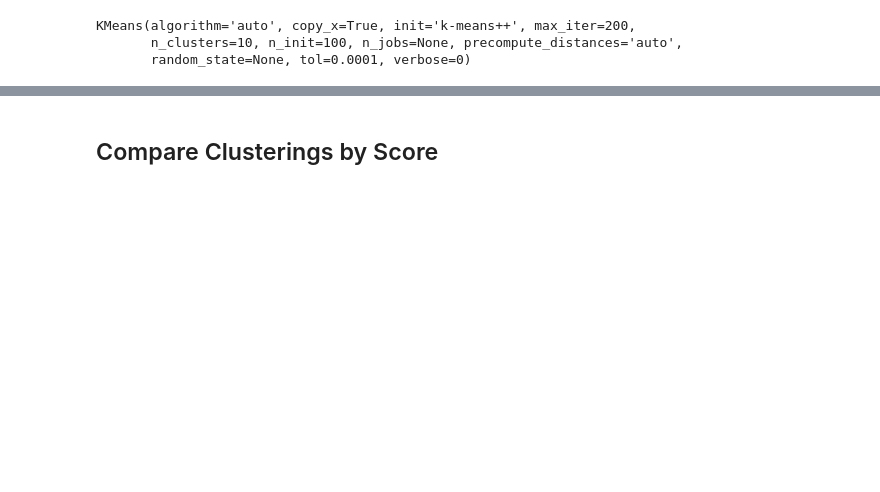
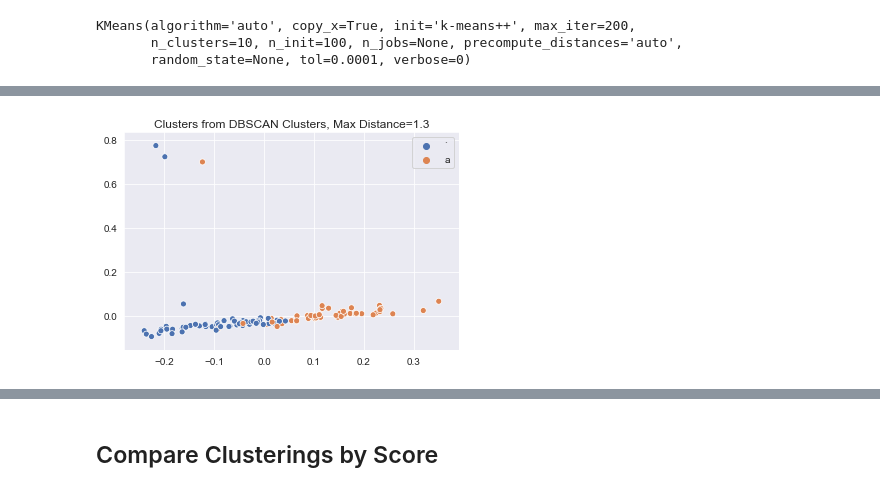
Before and after one commit to chrisoyer/unsupervised_learning-scifi_stories, a Jupyter notebook: scifi_stories.ipynb, the cells around one changed output, grey strips where cells are left out. Cells and saved outputs as stored; diff of their text form; code cells hidden in the pictures; blank space fills up the shorter version.

```diff
--- a/scifi_stories.ipynb
+++ b/scifi_stories.ipynb
@@ -134,6 +184,9 @@ stories_df.head()
 | 2 | Painless | Rich Larson | A man who can’t feel pain has bee... | [man, can, ’, t, feel, pain, bioe... |
 | 3 | Mama Bruise | Jonathan Carroll | A couple is concerned when their ... | [couple, concerned, dog, behaves,... |
 | 4 | The Mongolian Wizard Stories,Murd... | Michael Swanwick | A brand new story in the Mongolia... | [brand, new, story, mongolian, wi... |
+# %%
+#Create bigrams feature
+stories_df["bgrams"] = stories_df.tokenized_words.apply(lambda x: list(bigrams(x)))
 # %%
 # term frequency-inverse document frequncy
 vectorizer = TfidfVectorizer(stop_words='english')
@@ -140,0 +193,2 @@ X_tfidf = vectorizer.fit_transform(stories_df.tokenized_words.apply(lambda x: "
+# %%
+vectorizer.fit_transform(stories_df.bgrams.apply(lambda x: " ".join(x[0] + x[1])))
@@ -153,6 +217,7 @@ X_tfidf_norm = normalize(X_tfidf_tr.toarray())
 X_tfidf_pca = PCA(2).fit_transform(X_tfidf_norm)
 
 def visualize_clusters(model, name, Xpca=X_tfidf_pca, X=X_tfidf_tr):
+    '''shows cluster on 2d plot of top 2 principal components'''
     y_pred = model.fit_predict(X)
     y_pred = pd.Series(y_pred).apply(lambda x: chr(x+97)) # stop sns using sequential color palette
 
@@ -169 +238,8 @@ visualize_clusters(k_means10, "KMeans: 10 Clusters");
+# %%
+#DBSCAN was very sensitive to eps,
+#only small range of hypers worked to segment into a set of clusters with multiple points
+DBs1 = DBSCAN(eps=1.3)
+visualize_clusters(DBs1, "DBSCAN Clusters, Max Distance=1.3");
+# %% [output]
+[figure, added]
 # %%
```
Also changed, not shown: parts of 24 cells of this notebook.
